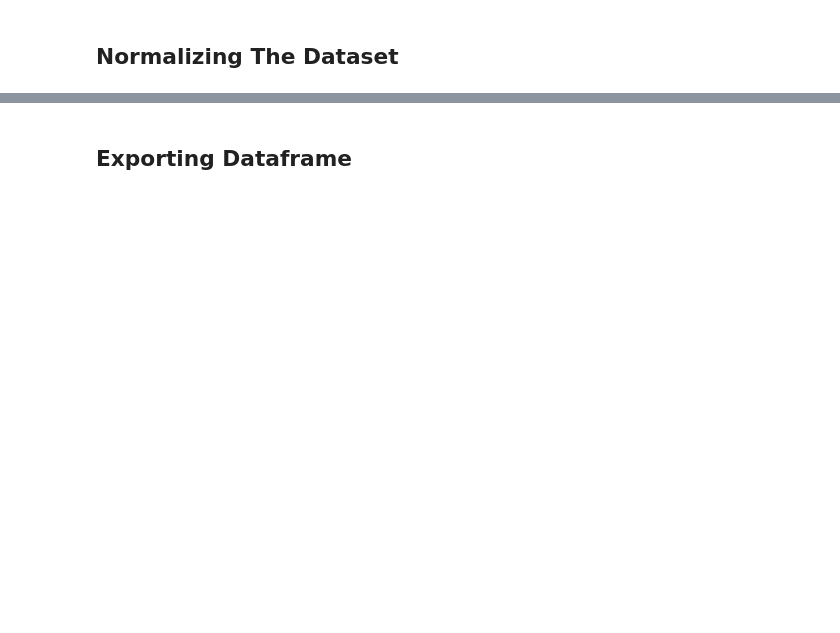
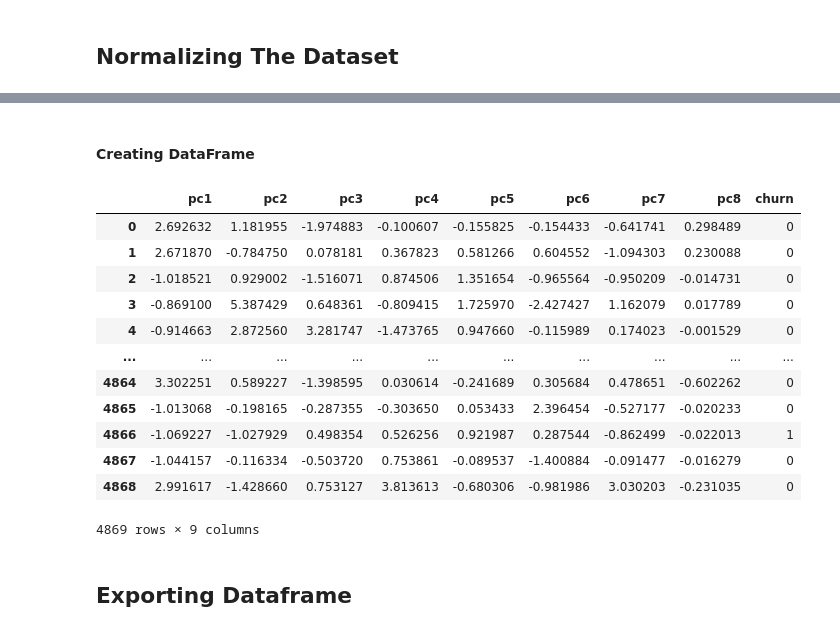
Before and after one commit to kunal-mallick/Churn_Prediction, a Jupyter notebook: Feature Engineering & Feature Extraction/Feature.ipynb, the cells around one changed output, grey strips where cells are left out. Cells and saved outputs as stored; diff of their text form; code cells hidden in the pictures; blank space fills up the shorter version.

```diff
--- a/Feature Engineering & Feature Extraction/Feature.ipynb
+++ b/Feature Engineering & Feature Extraction/Feature.ipynb
@@ -444,0 +507,4 @@ xtrain
+# %%
+pca_8 = PCA(n_components = 8)
+pcs_8 = pca_8.fit_transform(scaled_x)
+pcs_8
@@ -445,2 +525,23 @@ xtrain
+# %% [markdown]
+#### Creating DataFrame
+# %%
+ch_scaled_pca = pd.DataFrame(pcs_8, columns=['pc1', 'pc2', 'pc3', 'pc4', 'pc5', 'pc6', 'pc7', 'pc8'])
+ch_scaled_pca['churn'] = y
+
+ch_scaled_pca
+# %% [output]
+|  | pc1 | pc2 | pc3 | pc4 | pc5 | pc6 | pc7 | pc8 | churn |
+| 0 | 2.692632 | 1.181955 | -1.974883 | -0.100607 | -0.155825 | -0.154433 | -0.641741 | 0.298489 | 0 |
+| 1 | 2.671870 | -0.784750 | 0.078181 | 0.367823 | 0.581266 | 0.604552 | -1.094303 | 0.230088 | 0 |
+| 2 | -1.018521 | 0.929002 | -1.516071 | 0.874506 | 1.351654 | -0.965564 | -0.950209 | -0.014731 | 0 |
+| 3 | -0.869100 | 5.387429 | 0.648361 | -0.809415 | 1.725970 | -2.427427 | 1.162079 | 0.017789 | 0 |
+| 4 | -0.914663 | 2.872560 | 3.281747 | -1.473765 | 0.947660 | -0.115989 | 0.174023 | -0.001529 | 0 |
+| ... | ... | ... | ... | ... | ... | ... | ... | ... | ... |
+| 4864 | 3.302251 | 0.589227 | -1.398595 | 0.030614 | -0.241689 | 0.305684 | 0.478651 | -0.602262 | 0 |
+| 4865 | -1.013068 | -0.198165 | -0.287355 | -0.303650 | 0.053433 | 2.396454 | -0.527177 | -0.020233 | 0 |
+| 4866 | -1.069227 | -1.027929 | 0.498354 | 0.526256 | 0.921987 | 0.287544 | -0.862499 | -0.022013 | 1 |
+| 4867 | -1.044157 | -0.116334 | -0.503720 | 0.753861 | -0.089537 | -1.400884 | -0.091477 | -0.016279 | 0 |
+| 4868 | 2.991617 | -1.428660 | 0.753127 | 3.813613 | -0.680306 | -0.981986 | 3.030203 | -0.231035 | 0 |
+4869 rows × 9 columns
 # %% [markdown]
 ## Exporting Dataframe
```
Also changed, not shown: parts of 22 cells of this notebook, 1 other file.
